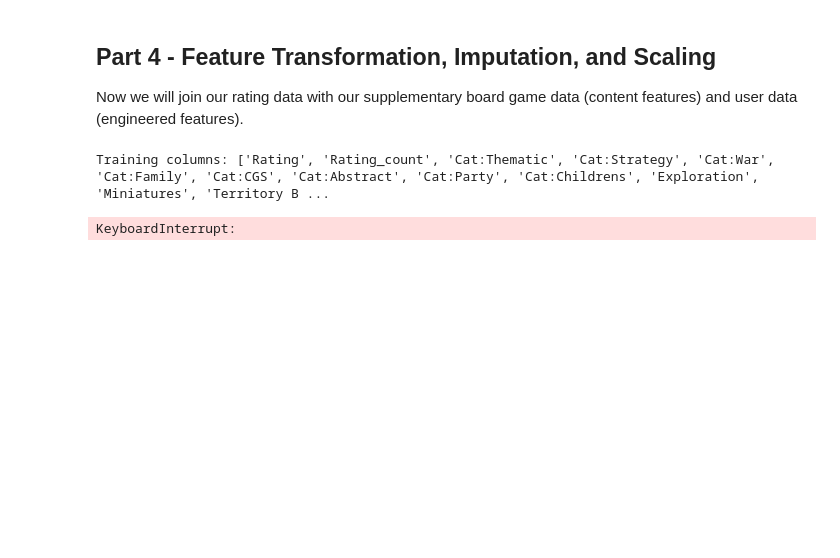
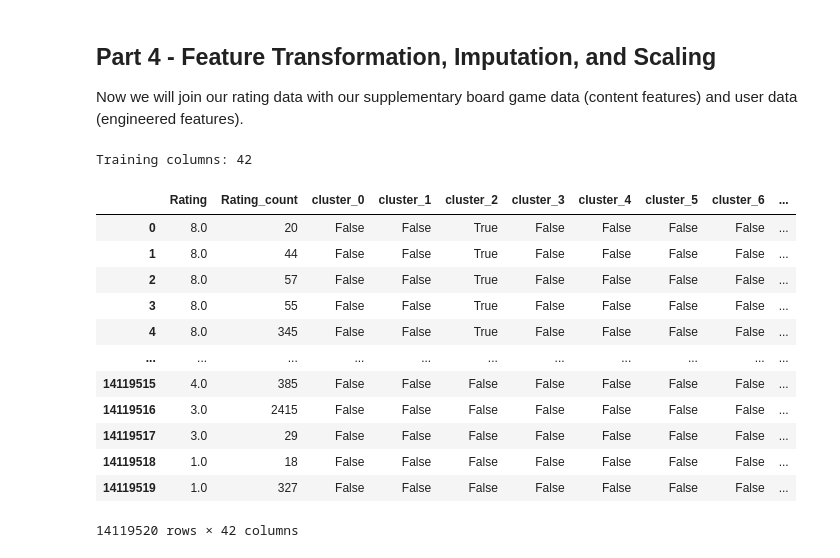
Before and after one commit to jmfb/csc6711-project5, a Jupyter notebook: Project5.ipynb, the cells around one changed output. Cells and saved outputs as stored; diff of their text form; code cells hidden in the pictures; blank space fills up the shorter version.

Commit message:
I think I have a valid training matrix.  Now I just need to train a couple of models.  I can feature engineer more later.

```diff
--- a/Project5.ipynb
+++ b/Project5.ipynb
@@ -369,0 +371,7 @@ designer_columns = AnalyzeBitColumnUsage(designers_df, 'designer')
+# %%
+n_clusters = 20
+kmeans = KMeans(n_clusters, random_state=777)
+game_clusters = kmeans.fit_predict(gdf[category_columns + subcategory_columns + theme_columns + publisher_columns])
+games_df['cluster'] = game_clusters
+cgames_df = pd.get_dummies(games_df, columns=['cluster'])
+cgames_df
@@ -374,7 +396,5 @@ def AggregateBitColumnsByUsername(train_or_test_df, df, columns):
         .groupby('username_id')\
         .agg(**{ f"{column}_count": (column, 'sum') for column in columns })
 # %%
-category_counts_df = AggregateBitColumnsByUsername(train_df, games_df, category_columns)
-subcategory_counts_df = AggregateBitColumnsByUsername(train_df, subcategories_df, subcategory_columns)
-theme_counts_df = AggregateBitColumnsByUsername(train_df, themes_df, theme_columns)
-mechanic_counts_df = AggregateBitColumnsByUsername(train_df, mechanics_df, mechanic_columns)
+cluster_columns = [f"cluster_{index}" for index in range(n_clusters)]
+cluster_counts_df = AggregateBitColumnsByUsername(train_df, cgames_df, cluster_columns)
@@ -388,22 +403,28 @@ mechanic_counts_df = AggregateBitColumnsByUsername(train_df, mechanics_df, mecha
 
 Now we will join our rating data with our supplementary board game data (content features) and user data (engineered features).
 # %%
-bit_columns = category_columns + subcategory_columns + theme_columns + mechanic_columns
+bit_columns = cluster_columns
 count_columns = [f"{column}_count" for column in bit_columns]
 # NOTE: Cannot use the Rating_count for the test dataset because it would leak the unseen count, but we can use it for the training just fine
 train_columns = ['Rating', 'Rating_count'] + bit_columns + count_columns
 print(f"Training columns: {len(train_columns):,}")
 full_train_df = train_df\
-    .merge(category_counts_df, on='username_id')\
-    .merge(subcategory_counts_df, on='username_id')\
-    .merge(theme_counts_df, on='username_id')\
-    .merge(mechanic_counts_df, on='username_id')\
-    .merge(games_df, on='BGGId')\
-    .merge(subcategories_df, on='BGGId')\
-    .merge(themes_df, on='BGGId')\
-    .merge(mechanics_df, on='BGGId')\
+    .merge(cluster_counts_df, on='username_id')\
+    .merge(cgames_df, on='BGGId')\
     [train_columns]
 full_train_df
 # %% [output]
-Training columns: ['Rating', 'Rating_count', 'Cat:Thematic', 'Cat:Strategy', 'Cat:War', 'Cat:Family', 'Cat:CGS', 'Cat:Abstract', 'Cat:Party', 'Cat:Childrens', 'Exploration', 'Miniatures', 'Territory B ...
+Training columns: 42
+|  | Rating | Rating_count | cluster_0 | cluster_1 | cluster_2 | cluster_3 | cluster_4 | cluster_5 | cluster_6 | ... |
+| 0 | 8.0 | 20 | False | False | True | False | False | False | False | ... |
+| 1 | 8.0 | 44 | False | False | True | False | False | False | False | ... |
+| 2 | 8.0 | 57 | False | False | True | False | False | False | False | ... |
+| 3 | 8.0 | 55 | False | False | True | False | False | False | False | ... |
+| 4 | 8.0 | 345 | False | False | True | False | False | False | False | ... |
+| ... | ... | ... | ... | ... | ... | ... | ... | ... | ... | ... |
+| 14119515 | 4.0 | 385 | False | False | False | False | False | False | False | ... |
+| 14119516 | 3.0 | 2415 | False | False | False | False | False | False | False | ... |
+| 14119517 | 3.0 | 29 | False | False | False | False | False | False | False | ... |
+| 14119518 | 1.0 | 18 | False | False | False | False | False | False | False | ... |
+| 14119519 | 1.0 | 327 | False | False | False | False | False | False | False | ... |
-KeyboardInterrupt:
+14119520 rows × 42 columns
```
Also changed, not shown: parts of 4 cells of this notebook.
